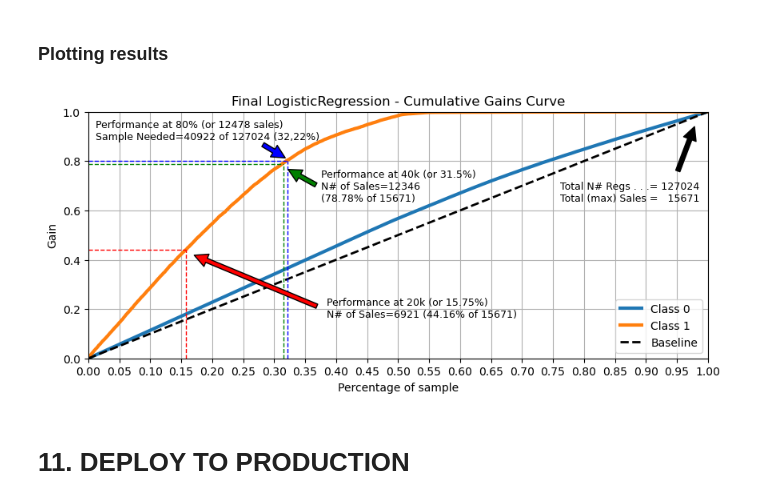
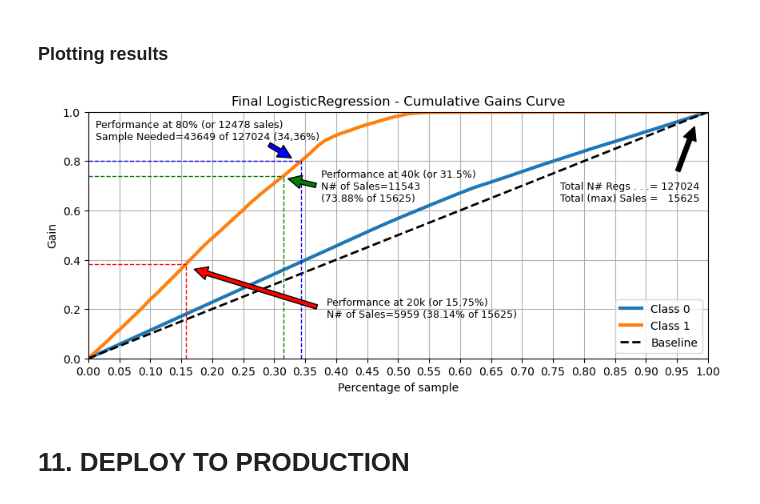
Before and after one commit to manoelmendonca/health_insurance, a Jupyter notebook: notebook/health_insurance.ipynb, the cells around one changed output. Saved outputs shown, nothing was run; the diff lists cells and outputs as text; code cells hidden in the pictures.

```diff
--- a/notebook/health_insurance.ipynb
+++ b/notebook/health_insurance.ipynb
@@ -2797,9 +2822,9 @@ cm.neg.40k       FN=2828  TN=26904  TOT=40k
 
 # Features from Boruta & tested for LogisticRegression
 cols_selected_boruta = [
- 'age',
- 'age_rbf_23',
- 'age_rbf_43',
+# 'age',
+ 'age_rbf_24',
+# 'age_rbf_44',
  'annual_premium',
  'annual_premium_f1',
  'annual_premium_f2',
@@ -2811,16 +2836,17 @@ cols_selected_boruta = [
  'previously_insured',
  'region_code',
  'vehicle_age_bellow_1_year',
+ 'vehicle_age_between_1_2_years',
+# 'vehicle_age_over_2_years',
  'vehicle_damage',
  'vintage',
 ]
 
-
 cols_not_selected_boruta = [
- 'gender_Male',                 # excluded by boruta
- 'annual_premium_f3',           # excluded by boruta
- 'vehicle_age_over_2_years',    # excluded by boruta
- 'vintage',                     # excluded by boruta
+ 'gender_Male',
+ 'annual_premium_f3',
+ 'vehicle_age_over_2_years',
+ 'vintage',
 ]
 
 # Save selected features
@@ -3621,6 +3569,6 @@ final_model = lm.LogisticRegression(
                 class_weight='balanced',
                 solver='lbfgs',
                 penalty='l2',
-                C=3.9152224535720896,
+                C=3.946277626773563,
                 max_iter=200
 )
@@ -3878,41 +3831,41 @@ Samples needed:  40,530 (31.91%)
 # %%
 # Cumulative gain plot
 skplt.metrics.plot_cumulative_gain( y_test_prep, yhat_final_model, figsize=(10, 4) );
 plt.title('Final LogisticRegression - Cumulative Gains Curve')
 plt.xticks([i/20.0 for i in range(21)])
 
-plt.annotate( 'Total N# Regs . . .= 127024\nTotal (max) Sales =   15671',
+plt.annotate( 'Total N# Regs . . .= 127024\nTotal (max) Sales =   15625',
              xy=(470,180), fontsize=9, xycoords='figure points' );
 plt.annotate( '', xy=(0.98, 0.95), xycoords='axes fraction',
               xytext=(0.95, 0.75), textcoords='axes fraction',
               arrowprops=dict(facecolor='black', shrink=0.05));
-# 20k-case: eixo.x: 20k/127k = 15,745%  -  eixo.y: 6921/15671 = 0,4416
-plt.axhline( 0.4416, 0, 0.15745, color='red', ls='--', lw=1 )
-plt.axvline( 0.15745, 0, 0.4416, color='red', ls='--', lw=1 )
-plt.annotate( 'Performance at 20k (or 15.75%)\nN# of Sales=6921 (44.16% of 15671)',
+# 20k-case: eixo.x: 20k/127k = 15,745%  -  eixo.y: 5959/15625 = 0,381376
+plt.axhline( 0.3814, 0, 0.15745, color='red', ls='--', lw=1 )
+plt.axvline( 0.15745, 0, 0.3814, color='red', ls='--', lw=1 )
+plt.annotate( 'Performance at 20k (or 15.75%)\nN# of Sales=5959 (38.14% of 15625)',
              xy=(260,75), fontsize=9, xycoords='figure points' );
-plt.annotate( '', xy=(0.16, 0.43), xycoords='axes fraction',
+plt.annotate( '', xy=(0.16, 0.37), xycoords='axes fraction',
               xytext=(0.38, 0.20), textcoords='axes fraction',
               arrowprops=dict(facecolor='red', shrink=0.05));
-# 40k-case: eixo.x: 40k/127k = 31,490%  -  eixo.y: 12346/15671 = 0,7878
-plt.axhline( 0.7878, 0, 0.3149, color='green', ls='--', lw=1 )
-plt.axvline( 0.3149, 0, 0.7878, color='green', ls='--', lw=1 )
-plt.annotate( 'Performance at 40k (or 31.5%)\nN# of Sales=12346\n(78.78% of 15671)',
+# 40k-case: eixo.x: 40k/127k = 31,490%  -  eixo.y: 11543/15625 = 0,738752
+plt.axhline( 0.7388, 0, 0.3149, color='green', ls='--', lw=1 )
+plt.axvline( 0.3149, 0, 0.7388, color='green', ls='--', lw=1 )
+plt.annotate( 'Performance at 40k (or 31.5%)\nN# of Sales=11543\n(73.88% of 15625)',
              xy=(255,180), fontsize=9, xycoords='figure points' );
-plt.annotate( '', xy=(0.32, 0.77), xycoords='axes fraction',
+plt.annotate( '', xy=(0.32, 0.73), xycoords='axes fraction',
               xytext=(0.37, 0.70), textcoords='axes fraction',
               arrowprops=dict(facecolor='green', shrink=0.05));
-# 80% case: eixo.x: 0,3222  -  eixo.y: 0,80
-plt.axhline( 0.8, 0, 0.3222, color='blue', ls='--', lw=1 )
-plt.axvline( 0.3222, 0, 0.8, color='blue', ls='--', lw=1 )
-plt.annotate( 'Performance at 80% (or 12478 sales)\nSample Needed=40922 of 127024 (32,22%)',
+# 80% case: eixo.x: 0,3436  -  eixo.y: 0,80
+plt.axhline( 0.8, 0, 0.3436, color='blue', ls='--', lw=1 )
+plt.axvline( 0.3436, 0, 0.8, color='blue', ls='--', lw=1 )
+plt.annotate( 'Performance at 80% (or 12478 sales)\nSample Needed=43649 of 127024 (34,36%)',
              xy=(52,235), fontsize=9, xycoords='figure points' );
-plt.annotate( '', xy=(0.32, 0.81), xycoords='axes fraction',
-              xytext=(0.28, 0.87), textcoords='axes fraction',
+plt.annotate( '', xy=(0.33, 0.81), xycoords='axes fraction',
+              xytext=(0.29, 0.87), textcoords='axes fraction',
               arrowprops=dict(facecolor='blue', shrink=0.05));
 plt.show()
 # %% [output]
-[figure, old version]
+[figure, new version]
 # %% [markdown]
 # 11. DEPLOY TO PRODUCTION
 # %% [markdown]
```
Also changed, not shown: parts of 200 cells of this notebook, 29 other files.
